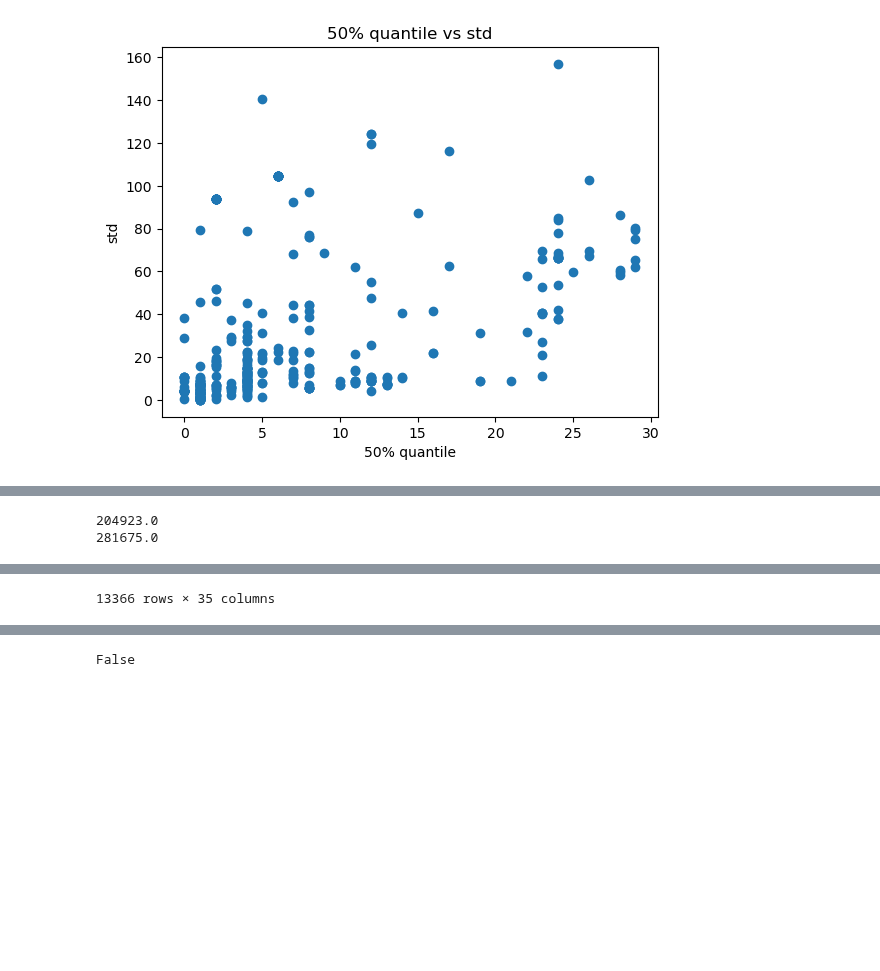
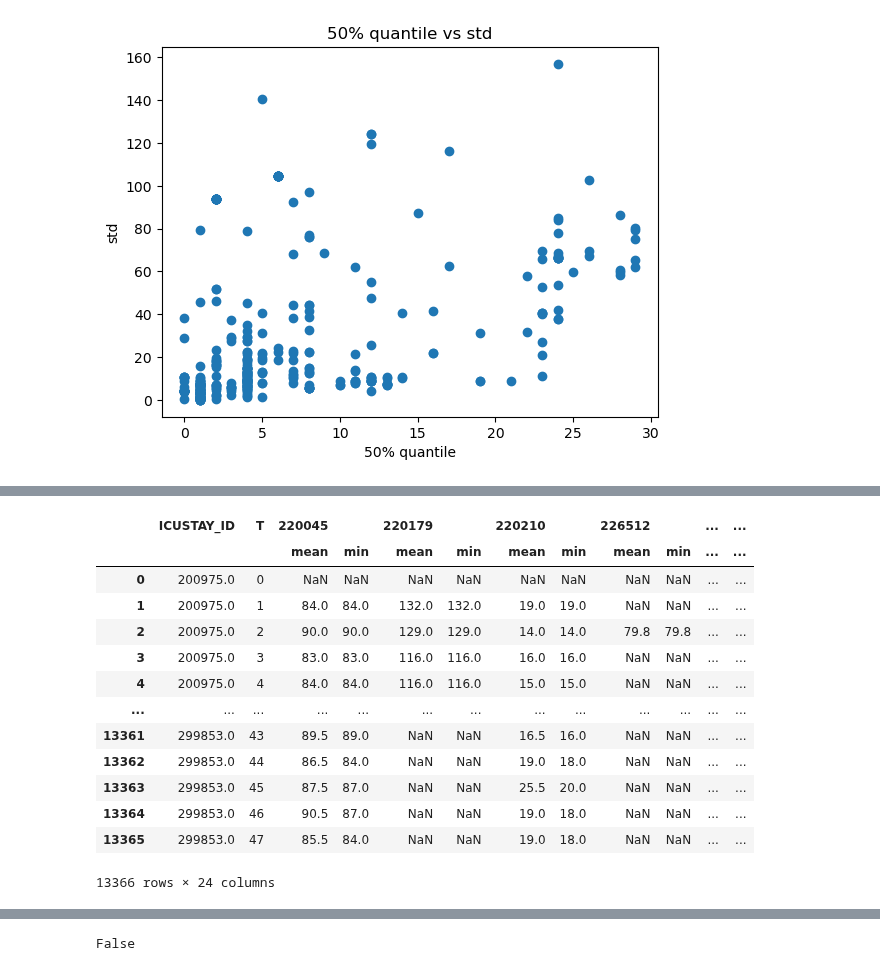
Before and after one commit to Harry-PARK/MIMIC_preprocessing, a Jupyter notebook: test.ipynb, the cells around one changed output, grey strips where cells are left out. Cells and saved outputs as stored; diff of their text form; code cells hidden in the pictures; blank space fills up the shorter version.

```diff
--- a/test.ipynb
+++ b/test.ipynb
@@ -200,5 +168,6 @@ process_aggregator... Complete!
 # %%
-def process_aggregator(chartevents: pd.DataFrame, patients_T_info:pd.DataFrame, statistics: list[str] = None) -> pd.DataFrame:
+def process_aggregator(chartevents: pd.DataFrame, patients_T_info: pd.DataFrame,
+                       statistics: list[str] = None) -> pd.DataFrame:
     """
     aggregate chartevents by hour and pivot table
 
@@ -212,16 +181,18 @@ def process_aggregator(chartevents: pd.DataFrame, patients_T_info:pd.DataFrame,
     """
 
     grouped = chartevents.groupby("ICUSTAY_ID")
-    combined_results = grouped.apply(lambda group: _aggregate_hourly(group, patients_T_info[patients_T_info["ICUSTAY_ID"]==group.name], statistics),
-                                     include_groups=False)
-
+    combined_results = grouped.apply(
+        lambda group: _aggregate_hourly(group, patients_T_info[patients_T_info["ICUSTAY_ID"] == group.name],
+                                        statistics),
+        include_groups=False)
     if "index" in combined_results.columns:
         combined_results = combined_results.drop(columns="index")
 
     return combined_results.reset_index(drop=True)
 
+
 def _aggregate_hourly(icu_patient: pd.DataFrame, patient_T_info: pd.DataFrame,
-                                  statistics: list[str] = None) -> pd.DataFrame:
+                      statistics: list[str] = None) -> pd.DataFrame:
     """
     example:
     mip.chartevents_aggregator(icu_patient, patients_static.time_T_info, ["mean", "min"])
@@ -231,62 +202,70 @@ def _aggregate_hourly(icu_patient: pd.DataFrame, patient_T_info: pd.DataFrame,
     :param statistics:
     :return:
     """
+
+    def map_T_value(charttime, t_info):
+        for index, row in t_info.iterrows():
+            if charttime in row["T_range"]:
+                return row["T"]
+        return -1
 
     icustay_id = icu_patient.name
     t_info = patient_T_info
 
     if statistics is None:
         statistics = ["mean"]
 
     icu_copy = icu_patient[["ITEMID", "CHARTTIME", "VALUENUM"]].copy()
     icu_copy = icu_copy.pivot_table(index="CHARTTIME", columns="ITEMID", values="VALUENUM",
                                     aggfunc="mean").reset_index()
     icu_copy = icu_copy.sort_values(by="CHARTTIME")
 
-    ############### filter here if needed ############### <- here (ex) remove outliers)
+    icu_copy["T"] = icu_copy["CHARTTIME"].apply(lambda x: map_T_value(x, t_info))
 
-    def map_T_value(charttime, t_info):
-        for index, row in t_info.iterrows():
-            if charttime in row["T_range"]:
-                return row["T"]
-        return -1
+    # Aggregate data
+    icu_copy["T"] = icu_copy["T"].astype(int)
+    icu_agg = icu_copy.drop("CHARTTIME", axis=1).groupby("T").agg(statistics).reset_index()
+    icu_agg.insert(0, "ICUSTAY_ID", icustay_id)
 
-    icu_copy["T"] = icu_copy["CHARTTIME"].apply(lambda x: map_T_value(x, t_info))
-    icu_copy = icu_copy[icu_copy["T"] != -1]
-    if icu_copy.empty:
-        print(icustay_id)
-        return icu_copy
-    icu_copy["T"] = icu_copy["T"].astype(int)
-
-
-    if icu_copy["T"].max() < 1:
-        # if only data is less than 30 minutes (only 30 minutes data)
-        icu_agg = icu_copy.drop("CHARTTIME", axis=1).groupby("T").agg(statistics).reset_index()
-        icu_agg.insert(0, "ICUSTAY_ID", icustay_id)
+    icu_agg = icu_agg[icu_agg[('T', '')] != -1]
+    if icu_agg.empty:
         return icu_agg
 
+    if icu_agg["T"].max() < 1:
+        # if only data is less than 30 minutes (only 30 minutes data)
+        return icu_agg
 
-    # Aggregate data
-    icu_agg = icu_copy.drop("CHARTTIME", axis=1).groupby("T").agg(statistics).reset_index()
     # Fill missing time
     T_pool = set(range(0, icu_agg["T"].max()))
     T_diff = T_pool - set(icu_agg["T"])
-
 
     # Fill NaN value at time of missing
     temp_list = []
     for t in T_diff:
         new_row = {column: np.NaN for column in icu_agg.columns}
         new_row[('T', '')] = t
+        new_row[('ICUSTAY_ID', '')] = icustay_id
         temp_list.append(new_row)
     icu_agg = pd.concat([icu_agg, pd.DataFrame(temp_list)], ignore_index=True)
+    icu_agg = icu_agg.sort_values(by="T")
 
-    icu_agg = icu_agg.sort_values(by="T")
-    icu_agg.insert(0, "ICUSTAY_ID", icustay_id)
     return icu_agg.reset_index(drop=True)
 
 
-process_aggregator(tt.data, patients_static.time_T_info, ["mean", "min"])
+tt = process_aggregator(icu_patient_original_2, patients_static.time_T_info, ["mean", "min"])
+tt
 # %% [output]
+|  | ICUSTAY_ID | T | 220045 |  | 220179 |  | 220210 |  | 226512 |  | ... | ... |
+|  |  |  | mean | min | mean | min | mean | min | mean | min | ... | ... |
+| 0 | 200975.0 | 0 | NaN | NaN | NaN | NaN | NaN | NaN | NaN | NaN | ... | ... |
+| 1 | 200975.0 | 1 | 84.0 | 84.0 | 132.0 | 132.0 | 19.0 | 19.0 | NaN | NaN | ... | ... |
+| 2 | 200975.0 | 2 | 90.0 | 90.0 | 129.0 | 129.0 | 14.0 | 14.0 | 79.8 | 79.8 | ... | ... |
+| 3 | 200975.0 | 3 | 83.0 | 83.0 | 116.0 | 116.0 | 16.0 | 16.0 | NaN | NaN | ... | ... |
+| 4 | 200975.0 | 4 | 84.0 | 84.0 | 116.0 | 116.0 | 15.0 | 15.0 | NaN | NaN | ... | ... |
+| ... | ... | ... | ... | ... | ... | ... | ... | ... | ... | ... | ... | ... |
+| 13361 | 299853.0 | 43 | 89.5 | 89.0 | NaN | NaN | 16.5 | 16.0 | NaN | NaN | ... | ... |
+| 13362 | 299853.0 | 44 | 86.5 | 84.0 | NaN | NaN | 19.0 | 18.0 | NaN | NaN | ... | ... |
+| 13363 | 299853.0 | 45 | 87.5 | 87.0 | NaN | NaN | 25.5 | 20.0 | NaN | NaN | ... | ... |
+| 13364 | 299853.0 | 46 | 90.5 | 87.0 | NaN | NaN | 19.0 | 18.0 | NaN | NaN | ... | ... |
+| 13365 | 299853.0 | 47 | 85.5 | 84.0 | NaN | NaN | 19.0 | 18.0 | NaN | NaN | ... | ... |
-204923.0
-281675.0
+13366 rows × 24 columns
@@ -305 +271,0 @@ process_aggregator(tt.data, patients_static.time_T_info, ["mean", "min"])
-13366 rows × 35 columns
```
Also changed, not shown: parts of 9 cells of this notebook, 1 other file.
